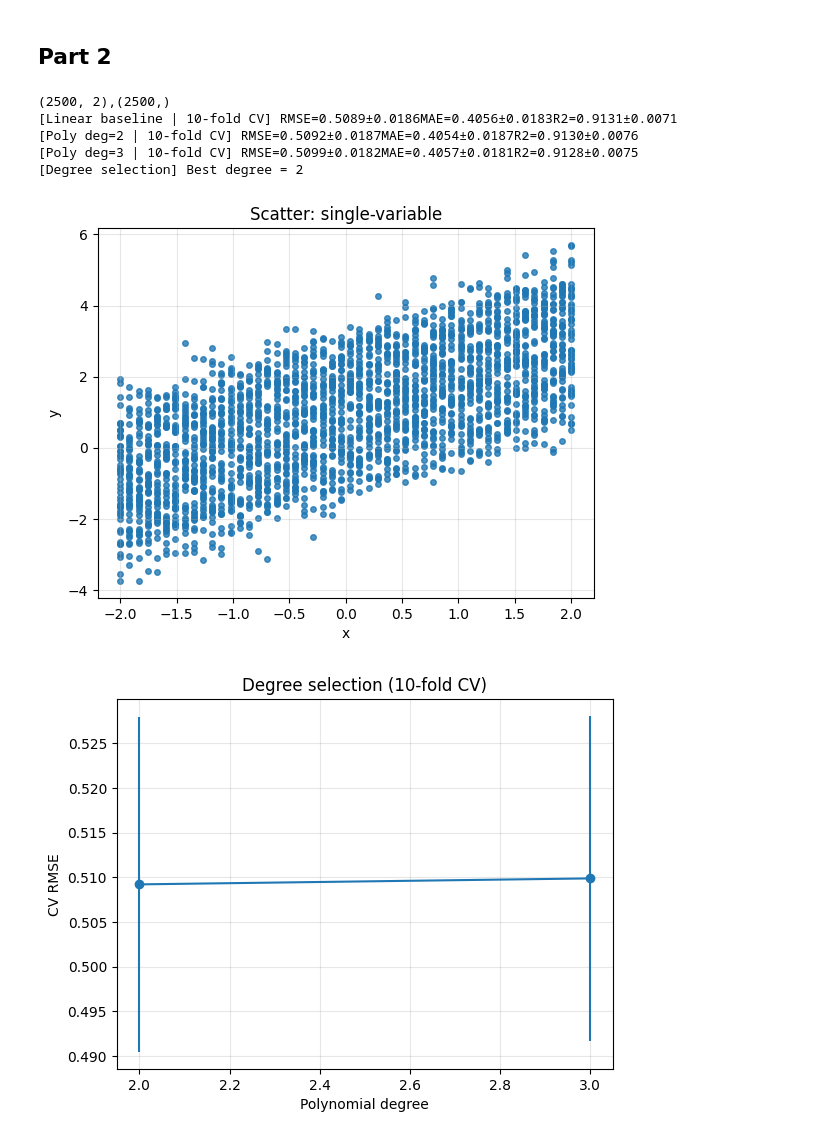
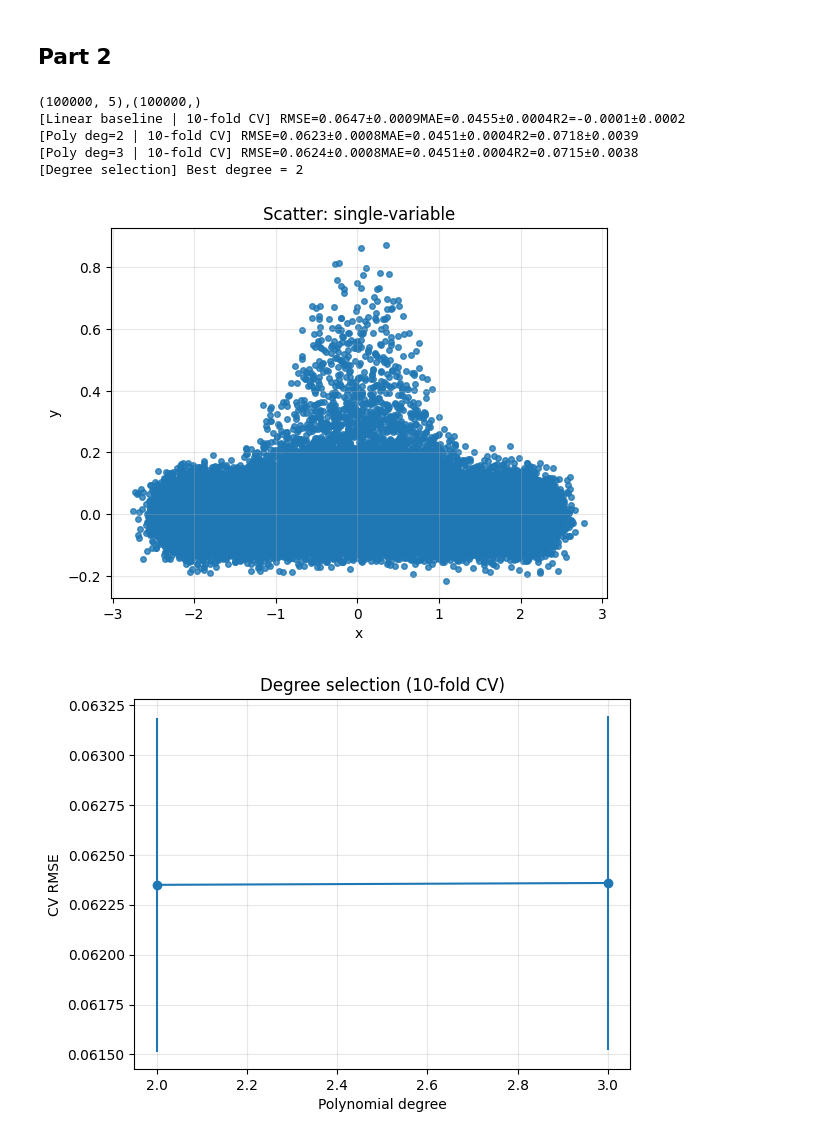
Before and after one commit to Kaioh17/ml_journey, a Jupyter notebook: assignment_1/main.ipynb, the cells around one changed output. Drawn from its saved outputs; the diff is of its cells as text; code cells hidden in the pictures.

```diff
--- a/assignment_1/main.ipynb
+++ b/assignment_1/main.ipynb
@@ -633,7 +633,7 @@ from sklearn.pipeline import Pipeline
 from sklearn.model_selection import KFold, cross_val_score, train_test_split, cross_validate
 from sklearn.metrics import make_scorer, mean_absolute_error, r2_score
 # Hardcoded settings
-DATA_PATH = Path("data") / "mvar-set1.csv"
+DATA_PATH = Path("data") / "mvar-set4.csv"
 OUTDIR = Path("out_q2_simple") # output folder
 POLY_DEG = 6 # degree for overlay visualization
 SEED = 42
@@ -709,39 +709,39 @@ def main():
         poly_pipeline = Pipeline([
             ("scaler", StandardScaler (with_mean=True, with_std=True)),
             ("poly", PolynomialFeatures (degree=d, include_bias=False)),
             ("linreg", LinearRegression())
         ])
         m, s = print_cv(poly_pipeline, X, y, k=10, seed=SEED, label=f"Poly deg={d}")
         means.append(m); stds.append(s)
     # print(means)
     plt.figure()
     plt.errorbar (degrees, means, yerr=stds, marker="o")
     plt.xlabel("Polynomial degree"); plt.ylabel("CV RMSE")
     plt.title("Degree selection (10-fold CV)")
     plt.grid(alpha=0.3)
     plt.savefig(OUTDIR / "03_cv_degree.png", bbox_inches="tight")
     best_deg = degrees [int(np.argmin(means))]
     print(f"[Degree selection] Best degree = {best_deg}")
     # Overlay polynomial fit with chosen POLY_DEG
     best_poly = Pipeline([
         ("scaler", StandardScaler(with_mean=True, with_std=True)),
         ("poly", PolynomialFeatures (degree=POLY_DEG, include_bias=False)),
         ("linreg", LinearRegression())
     ])
 
     # overlay_plot(Xtr, ytr, Xte, yte, best_poly,
     #             OUTDIR / f"04_overlay_poly_deg{POLY_DEG}.png",
     #             title=f"Polynomial fit (deg={POLY_DEG})")
 if __name__ == "__main__":
     main()
 # %% [output]
-(2500, 2),(2500,)
-[Linear baseline | 10-fold CV] RMSE=0.5089±0.0186MAE=0.4056±0.0183R2=0.9131±0.0071
-[Poly deg=2 | 10-fold CV] RMSE=0.5092±0.0187MAE=0.4054±0.0187R2=0.9130±0.0076
-[Poly deg=3 | 10-fold CV] RMSE=0.5099±0.0182MAE=0.4057±0.0181R2=0.9128±0.0075
+(100000, 5),(100000,)
+[Linear baseline | 10-fold CV] RMSE=0.0647±0.0009MAE=0.0455±0.0004R2=-0.0001±0.0002
+[Poly deg=2 | 10-fold CV] RMSE=0.0623±0.0008MAE=0.0451±0.0004R2=0.0718±0.0039
+[Poly deg=3 | 10-fold CV] RMSE=0.0624±0.0008MAE=0.0451±0.0004R2=0.0715±0.0038
 [Degree selection] Best degree = 2
-[figure, old version]
+[figure, new version]
-[figure, old version]
+[figure, new version]
 # %% [markdown]
 ### 2.1
 
```
Also changed, not shown: parts of 14 cells of this notebook.
